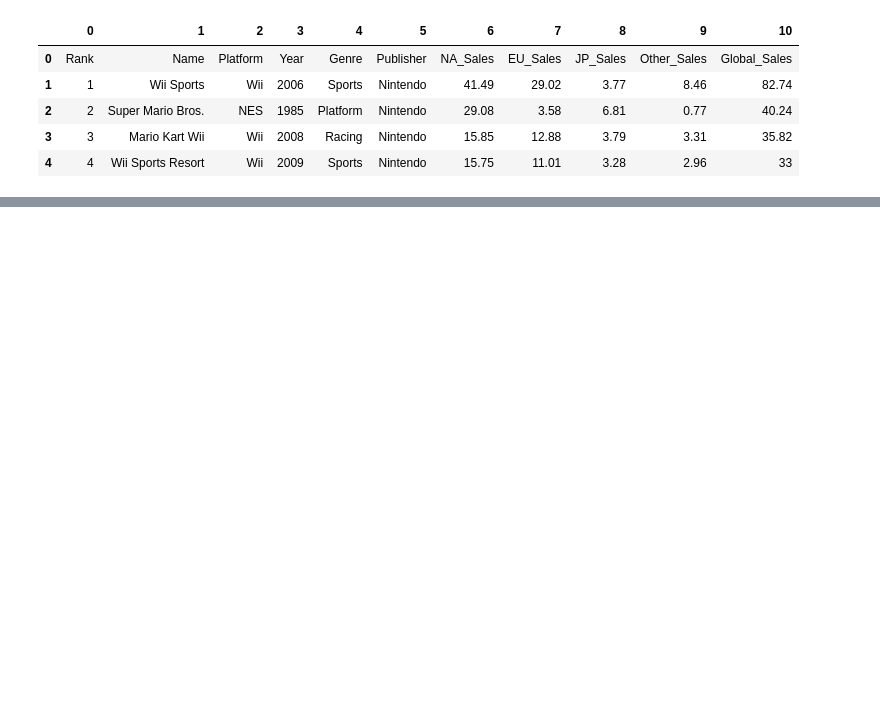
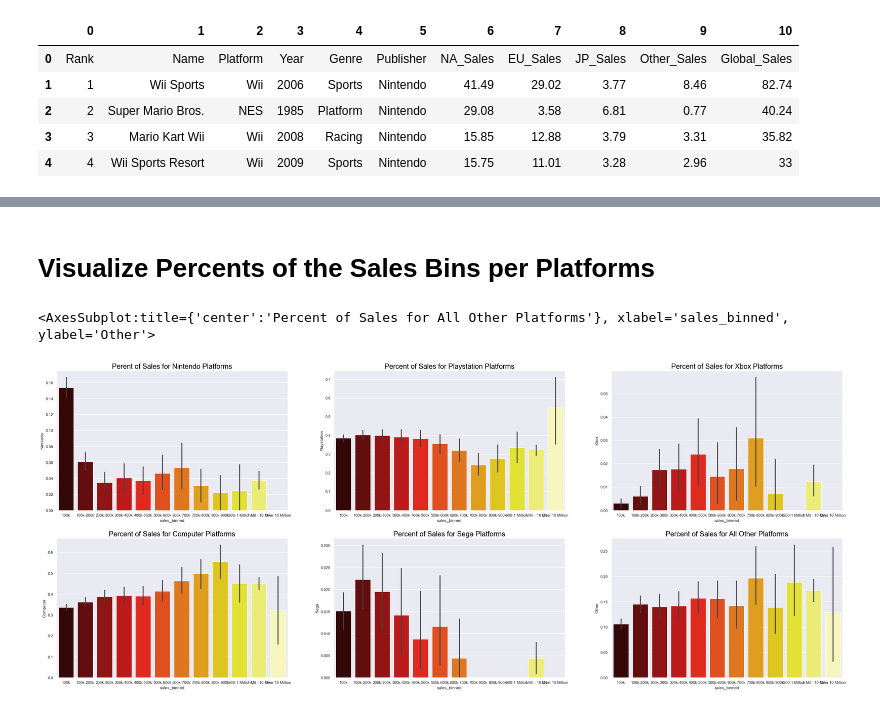
Before and after one commit to CaitlynCarney/video_game_sales, a Jupyter notebook: Workbooks/exploration.ipynb, the cells around one changed output, grey strips where cells are left out. Drawn from its saved outputs; the diff is of its cells as text; code cells hidden in the pictures; blank space fills up the shorter version.

```diff
--- a/Workbooks/exploration.ipynb
+++ b/Workbooks/exploration.ipynb
@@ -48,0 +126,38 @@ train_scaled, validate_scaled, test_scaled = wrangle.scale_my_data(train, valida
+# %% [markdown]
+# Visualize Percents of the Sales Bins per Platforms
+# %%
+plt.subplots(2, 3, figsize=(40,16), sharey=True)
+sns.set(style="darkgrid")
+
+plt.subplot(2,3,1)
+plt.title("Perent of Sales for Nintendo Platforms", size=20, color='black')
+sns.barplot(y='Nintendo', x='sales_binned', data=train,
+               palette='hot')
+
+plt.subplot(2,3,2)
+plt.title("Percent of Sales for Playstation Platforms", size=20, color='black')
+sns.barplot(y='Playstation', x='sales_binned', data=train,
+               palette='hot')
+
+plt.subplot(2,3,3)
+plt.title("Percent of Sales for Xbox Platforms", size=20, color='black')
+sns.barplot(y='Xbox', x='sales_binned', data=train,
+               palette='hot')
+
+plt.subplot(2,3,4)
+plt.title("Percent of Sales for Computer Platforms", size=20, color='black')
+sns.barplot(y='Computer', x='sales_binned', data=train,
+               palette='hot')
+
+plt.subplot(2,3,5)
+plt.title("Percent of Sales for Sega Platforms", size=20, color='black')
+sns.barplot(y='Sega', x='sales_binned', data=train,
+               palette='hot')
+
+plt.subplot(2,3,6)
+plt.title("Percent of Sales for All Other Platforms", size=20, color='black')
+sns.barplot(y='Other', x='sales_binned', data=train,
+               palette='hot')
+# %% [output]
+<AxesSubplot:title={'center':'Percent of Sales for All Other Platforms'}, xlabel='sales_binned', ylabel='Other'>
+[figure, added]
```
Also changed, not shown: parts of 22 cells of this notebook.
